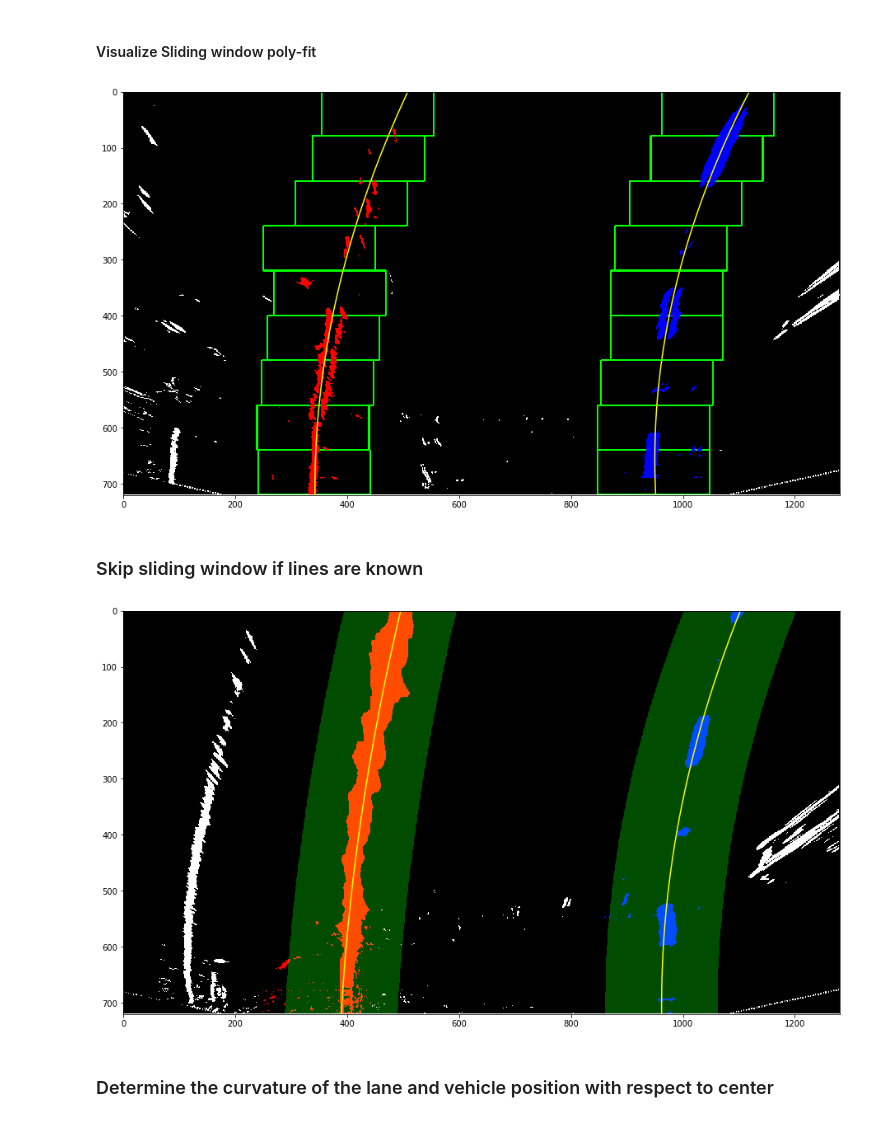
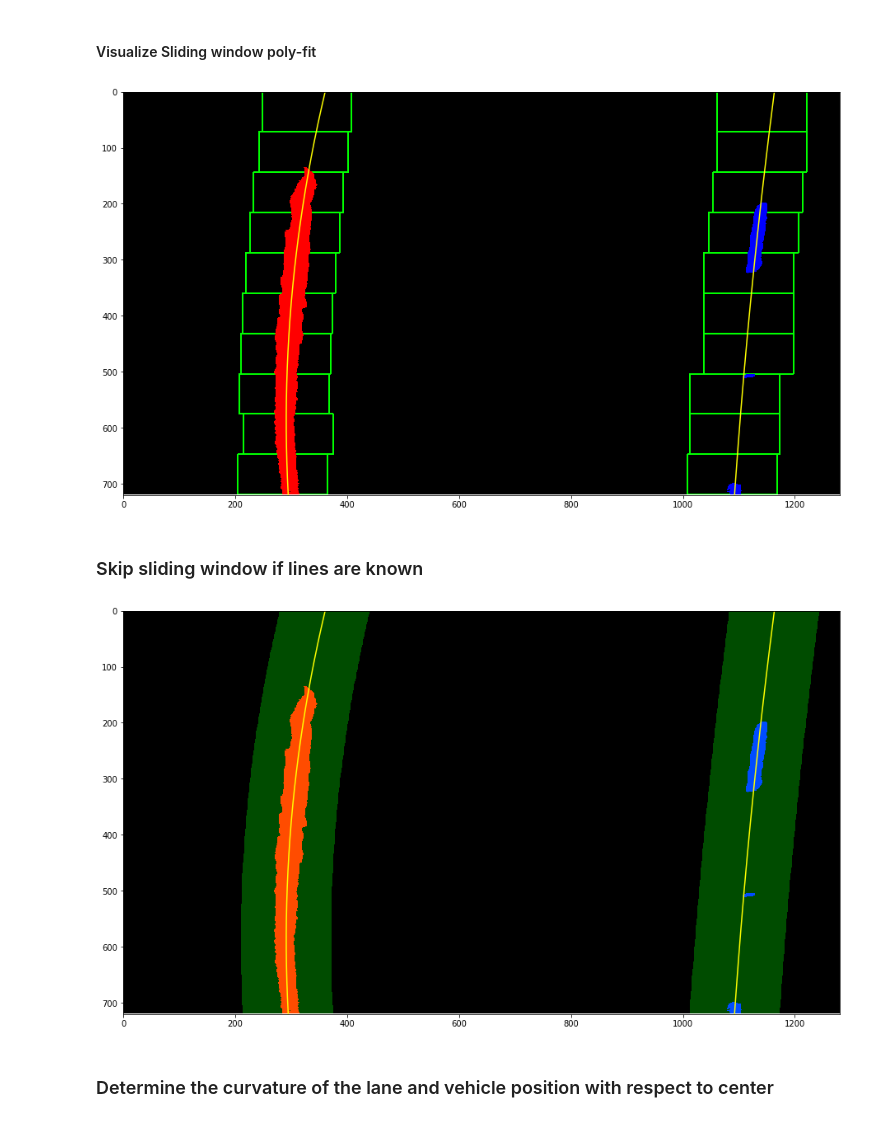
Before and after one commit to psharm8/CarND-Advanced-Lane-Lines, a Jupyter notebook: project.ipynb, the cells around one changed output. Saved outputs shown, nothing was run; the diff lists cells and outputs as text; code cells hidden in the pictures.

```diff
--- a/project.ipynb
+++ b/project.ipynb
@@ -210,3 +228,16 @@ def pipeline(img, mtx, dist, M, s_thresh=(230, 250), v_thresh=(225, 255), sx_thr
+# %%
+def pipeline(img, mtx, dist, M, v_thresh=(225, 255), sx_thresh=(40, 255), s_thresh=(230, 250)):
+    rectified = rectify(img, mtx, dist, M)
+#     rectified = equalize_hist(rectified)
+    l_bin = HLS_L(rectified)
+    b_bin = LAB_B(rectified)
+    sx_bin = sobel_gradient(rectified)
+
+    # Stack each channel
+    combined_binary = np.uint8(np.zeros_like(l_bin))
+    combined_binary[(l_bin == 1) | (b_bin == 1)] = 1
+    color_binary = np.uint8(np.dstack((l_bin, np.zeros_like(sx_bin), b_bin))* 255)
+    return color_binary, combined_binary
 # %% [markdown]
 #### Test Pipeline on all test images
 # %%
@@ -244,7 +275,7 @@ def sliding_window(binary_warped):
     rightx_base = np.argmax(histogram[midpoint:]) + midpoint
 
     # Choose the number of sliding windows
-    nwindows = 9
+    nwindows = 10
     # Set height of windows
     window_height = np.int(binary_warped.shape[0]/nwindows)
     # Identify the x and y positions of all nonzero pixels in the image
@@ -255,9 +286,9 @@ def sliding_window(binary_warped):
     leftx_current = leftx_base
     rightx_current = rightx_base
     # Set the width of the windows +/- margin
-    margin = 100
+    margin = 80
     # Set minimum number of pixels found to recenter window
-    minpix = 50
+    minpix = 40
     # Create empty lists to receive left and right lane pixel indices
     left_lane_inds = []
     right_lane_inds = []
@@ -301,17 +332,20 @@ def sliding_window(binary_warped):
     righty = nonzeroy[right_lane_inds]
 
     # Fit a second order polynomial to each
-    left_fit = np.polyfit(lefty, leftx, 2)
-    right_fit = np.polyfit(righty, rightx, 2)
+    left_fit, right_fit = (None, None)
+    if len(leftx) != 0:
+        left_fit = np.polyfit(lefty, leftx, 2)
+    if len(rightx) != 0:
+        right_fit = np.polyfit(righty, rightx, 2)
 
     return left_fit, right_fit, left_lane_inds, right_lane_inds, windows
 # %% [markdown]
 #### Visualize Sliding window poly-fit
 # %%
-test_img = cv2.imread('./test_images/test5.jpg')
+test_img = cv2.imread('./test_images/test1.jpg')
 test_img = cv2.cvtColor(test_img, cv2.COLOR_BGR2RGB)
 
-_, binary_warped = pipeline(test_img, mtx, dist, M, s_thresh=(230, 250), v_thresh=(225, 255), sx_thresh=(25, 255))
+_, binary_warped = pipeline(test_img, mtx, dist, M)
 
 left_fit, right_fit, left_lane_inds, right_lane_inds, windows = sliding_window(binary_warped)
 
@@ -341,7 +375,7 @@ plt.xlim(0, 1280)
 plt.ylim(720, 0)
 plt.show()
 # %% [output]
-[figure, old version]
+[figure, new version]
 # %% [markdown]
 ### Skip sliding window if lines are known
 # %%
@@ -349,7 +383,7 @@ def fit_prev(binary_warped, left_fit_p, right_fit_p):
     nonzero = binary_warped.nonzero()
     nonzeroy = np.array(nonzero[0])
     nonzerox = np.array(nonzero[1])
-    margin = 100
+    margin = 80
     left_lane_inds = ((nonzerox > (left_fit_p[0]*(nonzeroy**2) + left_fit_p[1]*nonzeroy +
     left_fit_p[2] - margin)) & (nonzerox < (left_fit_p[0]*(nonzeroy**2) +
     left_fit_p[1]*nonzeroy + left_fit_p[2] + margin)))
@@ -364,16 +398,19 @@ def fit_prev(binary_warped, left_fit_p, right_fit_p):
     rightx = nonzerox[right_lane_inds]
     righty = nonzeroy[right_lane_inds]
     # Fit a second order polynomial to each
-    left_fit = np.polyfit(lefty, leftx, 2)
-    right_fit = np.polyfit(righty, rightx, 2)
+    left_fit, right_fit = (None, None)
+    if len(leftx) != 0:
+        left_fit = np.polyfit(lefty, leftx, 2)
+    if len(rightx) != 0:
+        right_fit = np.polyfit(righty, rightx, 2)
 
     return left_fit, right_fit, left_lane_inds, right_lane_inds
 # %%
-test_img2 = cv2.imread('./test_images/test4.jpg')
+test_img2 = cv2.imread('./test_images/test1.jpg')
 test_img2 = cv2.cvtColor(test_img2, cv2.COLOR_BGR2RGB)
-margin = 100
+margin = 80
 
-_, binary_warped = pipeline(test_img2, mtx, dist, M, s_thresh=(230, 250), v_thresh=(225, 255), sx_thresh=(25, 255))
+_, binary_warped = pipeline(test_img2, mtx, dist, M)
 
 left_fit_n, right_fit_n, left_lane_inds_n, right_lane_inds_n = fit_prev(binary_warped, left_fit, right_fit)
 
@@ -390,34 +427,34 @@ out_img[nonzeroy[right_lane_inds_n], nonzerox[right_lane_inds_n]] = [0, 0, 255]
 
 # Generate x and y values for plotting
 ploty = np.linspace(0, binary_warped.shape[0]-1, binary_warped.shape[0] )
 left_fitx = left_fit_n[0]*ploty**2 + left_fit_n[1]*ploty + left_fit_n[2]
 right_fitx = right_fit_n[0]*ploty**2 + right_fit_n[1]*ploty + right_fit_n[2]
 
 # Generate a polygon to illustrate the search window area
 # And recast the x and y points into usable format for cv2.fillPoly()
 left_line_window1 = np.array([np.transpose(np.vstack([left_fitx-margin, ploty]))])
 left_line_window2 = np.array([np.flipud(np.transpose(np.vstack([left_fitx+margin,
                               ploty])))])
 left_line_pts = np.hstack((left_line_window1, left_line_window2))
 right_line_window1 = np.array([np.transpose(np.vstack([right_fitx-margin, ploty]))])
 right_line_window2 = np.array([np.flipud(np.transpose(np.vstack([right_fitx+margin,
                               ploty])))])
 right_line_pts = np.hstack((right_line_window1, right_line_window2))
 
 # Draw the lane onto the warped blank image
 cv2.fillPoly(window_img, np.int_([left_line_pts]), (0,255, 0))
 cv2.fillPoly(window_img, np.int_([right_line_pts]), (0,255, 0))
 result = cv2.addWeighted(out_img, 1, window_img, 0.3, 0)
 
 plt.figure(figsize=(16,9))
 plt.imshow(result)
 plt.plot(left_fitx, ploty, color='yellow')
 plt.plot(right_fitx, ploty, color='yellow')
 plt.xlim(0, 1280)
 plt.ylim(720, 0)
 plt.show()
 # %% [output]
-[figure, old version]
+[figure, new version]
 # %% [markdown]
 ### Determine the curvature of the lane and vehicle position with respect to center
 # %%
```
Also changed, not shown: parts of 24 cells of this notebook, 15 other files.
